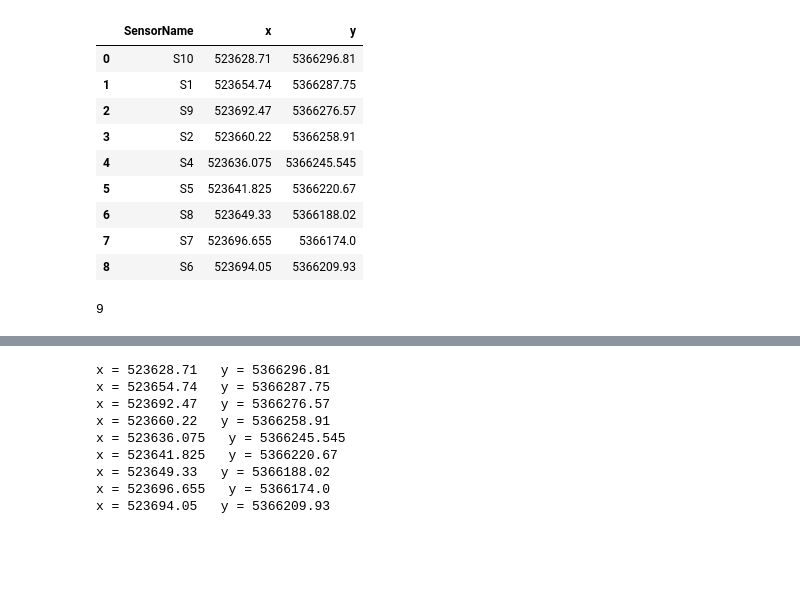
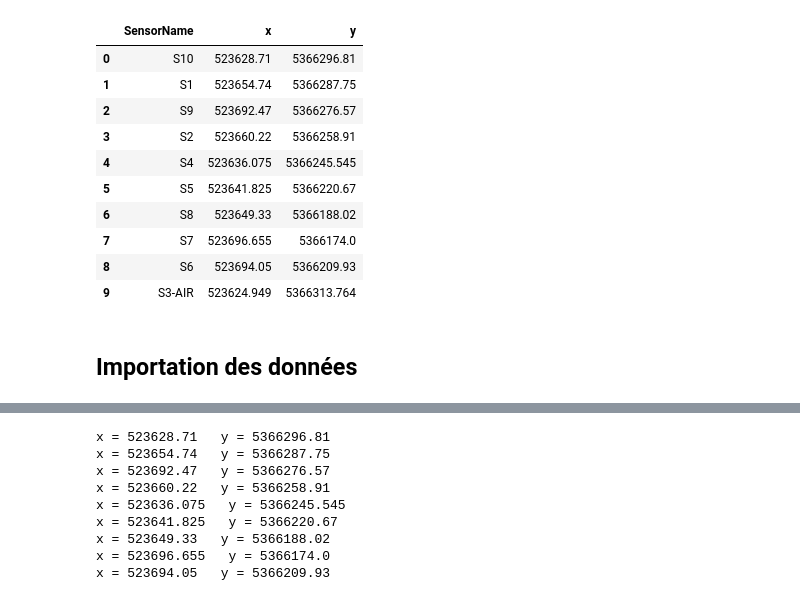
Before and after one commit to a-ayari03/UAV-PIREN, a Jupyter notebook: Main_AA_lecture_IR.ipynb, the cells around one changed output, grey strips where cells are left out. Saved outputs shown, nothing was run; the diff lists cells and outputs as text; code cells hidden in the pictures; blank space fills up the shorter version.

```diff
--- a/Main_AA_lecture_IR.ipynb
+++ b/Main_AA_lecture_IR.ipynb
@@ -19,25 +21,19 @@ from tools_AA_IR import reading_gps_file, circle_sensor, path_IR, get_tif,get_va
 # %%
-# Ouverture et recupération des positions de Sensors
+# Ouverture et recupération des positions des sondes
 filename_Sensor_txt = "./traitement_PIREN/sondes_gps_UTM31N_phase1.txt"
 Sensor_coord = reading_gps_file(filename_Sensor_txt)
-sensor_GPS = Sensor_coord.loc[Sensor_coord['SensorName']==str('S10')]
-sensor_GPS["SensorName"]
-Sensor_coord # Contient les coord de ts les sensors
+Sensor_coord # Contient les coord de toutes les sondes
 # %% [output]
 |  | SensorName | x | y |
 | 0 | S10 | 523628.71 | 5366296.81 |
 | 1 | S1 | 523654.74 | 5366287.75 |
 | 2 | S9 | 523692.47 | 5366276.57 |
 | 3 | S2 | 523660.22 | 5366258.91 |
 | 4 | S4 | 523636.075 | 5366245.545 |
 | 5 | S5 | 523641.825 | 5366220.67 |
 | 6 | S8 | 523649.33 | 5366188.02 |
 | 7 | S7 | 523696.655 | 5366174.0 |
 | 8 | S6 | 523694.05 | 5366209.93 |
+| 9 | S3-AIR | 523624.949 | 5366313.764 |
-# %%
-## creation d'un rayon de taille r autour d un Sensor (S10)
-list_coord_circle,Shape_to_json,circle_name = circle_sensor(sensor_GPS["SensorName"],Sensor_coord)
-list_coord_circle
-len(Shape_to_json)
-# %% [output]
-9
+# %% [markdown]
+## Importation des données
```
Also changed, not shown: parts of 42 cells of this notebook, 11 other files.
